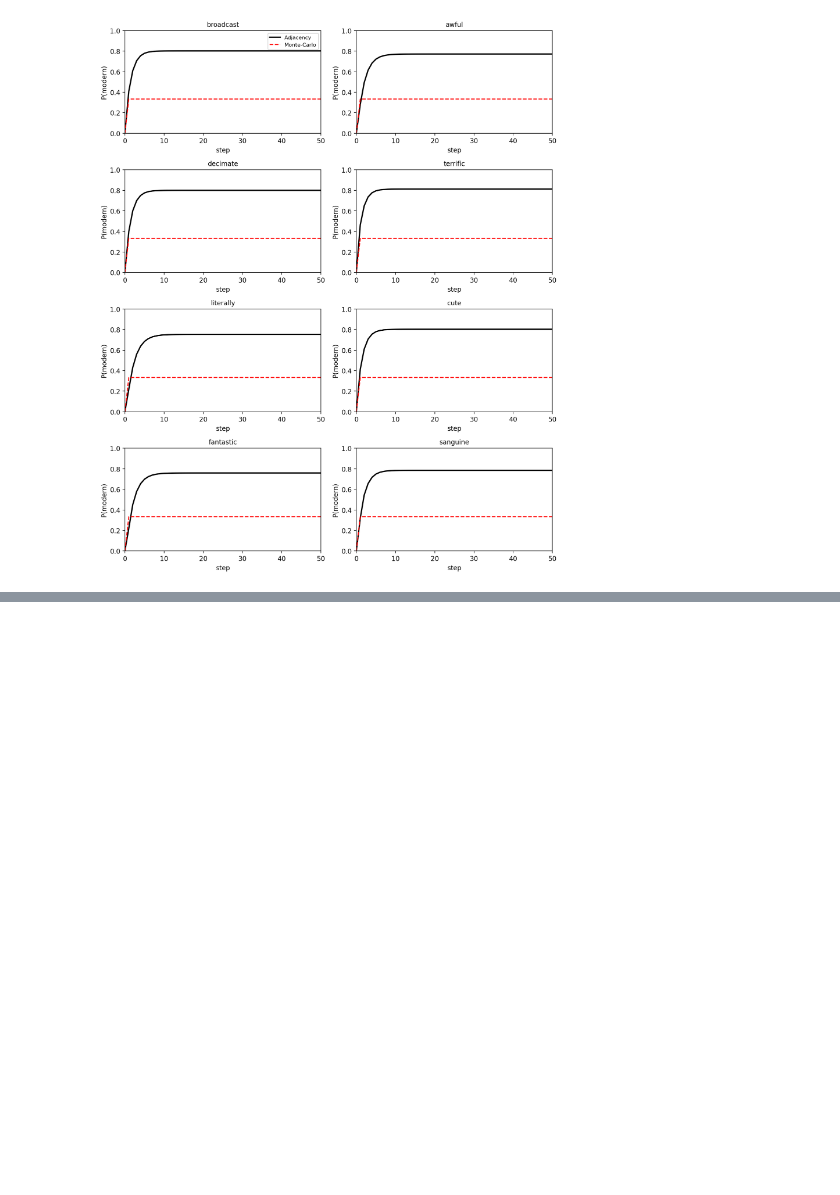
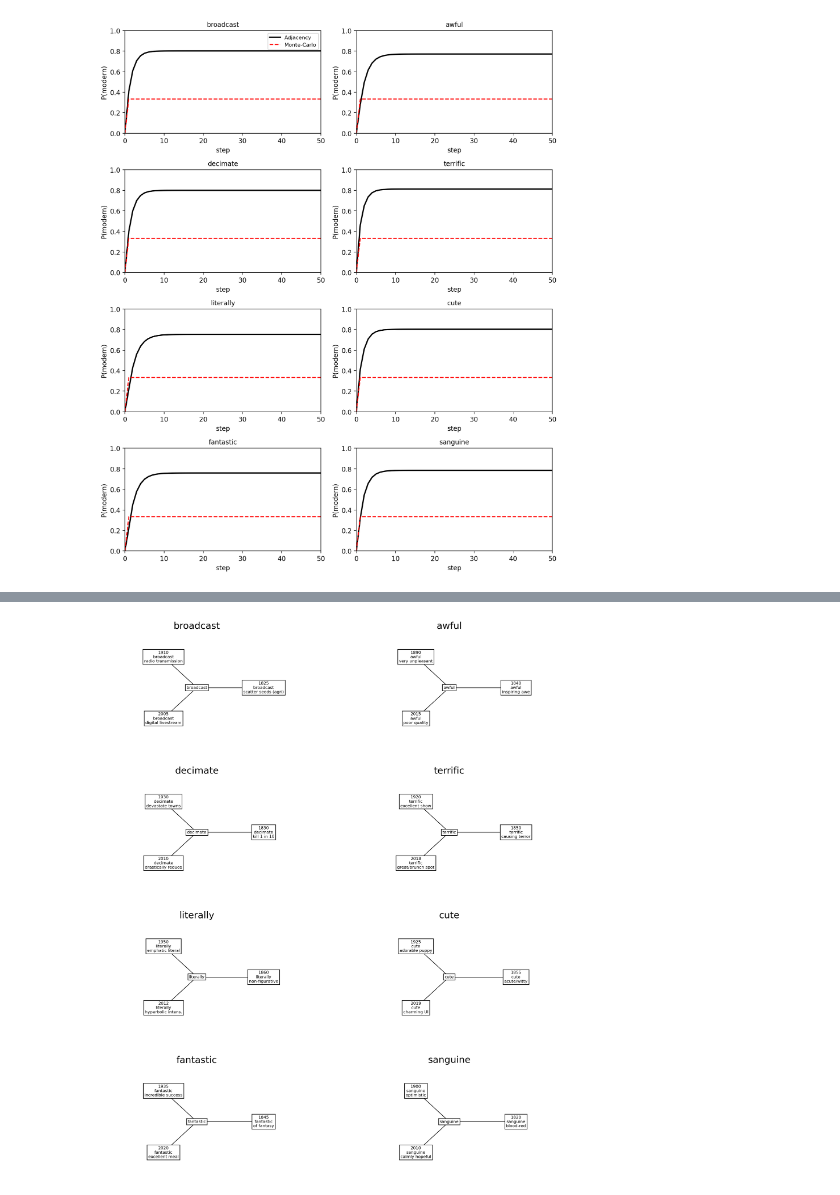
Before and after one commit to OJB-Quantum/Monte-Carlo-Sim, a Jupyter notebook: CUDA‑Accelerated_Semantic‑Shift_Simulation.ipynb, the cells around one changed output, grey strips where cells are left out. Drawn from its saved outputs; the diff is of its cells as text; code cells hidden in the pictures; blank space fills up the shorter version.

```diff
--- a/CUDA‑Accelerated_Semantic‑Shift_Simulation.ipynb
+++ b/CUDA‑Accelerated_Semantic‑Shift_Simulation.ipynb
@@ -344,0 +285,99 @@ TypeError: expected string or bytes-like object, got 'dict'
+# %%
+# %% [markdown]
+# ### Mind map of semantic shift trajectories (rectangular labels, large titles)
+# Render each word’s semantic drift as a radial mind-map with **auto-sized
+# rectangles** for labels and **larger section titles** for readability.
+
+# %%
+import matplotlib.pyplot as plt
+import matplotlib as mpl
+import numpy as np
+
+mpl.rcParams.update({
+    "figure.dpi": 200,
+    "font.size": 8,
+})
+
+# -----------------------------------------------------------------------------
+#  Timelines ▸ (year, form, etymology)
+# -----------------------------------------------------------------------------
+
+mindmap = {
+    "broadcast": [
+        (1825, "broadcast", "scatter seeds (agri)"),
+        (1910, "broadcast", "radio transmission"),
+        (2005, "broadcast", "digital livestream"),
+    ],
+    "awful": [
+        (1840, "awful", "inspiring awe"),
+        (1890, "awful", "very unpleasant"),
+        (2015, "awful", "poor quality"),
+    ],
+    "decimate": [
+        (1830, "decimate", "kill 1 in 10"),
+        (1930, "decimate", "devastate towns"),
+        (2010, "decimate", "drastically reduce"),
+    ],
+    "terrific": [
+        (1850, "terrific", "causing terror"),
+        (1920, "terrific", "excellent show"),
+        (2018, "terrific", "great/brunch spot"),
+    ],
+    "literally": [
+        (1860, "literally", "non-figurative"),
+        (1950, "literally", "emphatic literal"),
+        (2012, "literally", "hyperbolic intens."),
+    ],
+    "cute": [
+        (1855, "cute", "acute/witty"),
+        (1925, "cute", "adorable puppy"),
+        (2019, "cute", "charming UI"),
+    ],
+    "fantastic": [
+        (1845, "fantastic", "of fantasy"),
+        (1935, "fantastic", "incredible success"),
+        (2020, "fantastic", "excellent meal"),
+    ],
+    "sanguine": [
+        (1820, "sanguine", "blood-red"),
+        (1900, "sanguine", "optimistic"),
+        (2010, "sanguine", "calmly hopeful"),
+    ],
+}
+
+# -----------------------------------------------------------------------------
+#  Plot helper — draw rectangles via `bbox` on `ax.text`
+# -----------------------------------------------------------------------------
+rows, cols = 4, 2
+fig, axes = plt.subplots(rows, cols, figsize=(13, 16))
+for idx, (word, timeline) in enumerate(mindmap.items()):
+    r, c = divmod(idx, cols)
+    ax = axes[r, c]
+
+    # Centre node
+    ax.text(0, 0, word,
+            ha="center", va="center",
+            bbox=dict(boxstyle="square,pad=0.3", fc="white", ec="black"))
+
+    n = len(timeline)
+    radius = 1.1
+    for i, (year, form, ety) in enumerate(timeline):
+        theta = 2 * np.pi * i / n
+        x, y = radius * np.cos(theta), radius * np.sin(theta)
+        label = f"{year}\n{form}\n{ety}"
+        # Edge line
+        ax.plot([0, x], [0, y], lw=1, color="black")
+        # Rectangular text box
+        ax.text(x, y, label,
+                ha="center", va="center",
+                bbox=dict(boxstyle="square,pad=0.3", fc="white", ec="black"))
+
+    ax.set_xlim(-1.6, 1.6)
+    ax.set_ylim(-1.6, 1.6)
+    ax.set_title(word, fontsize=18, pad=14)  # ← larger title size
+    ax.axis("off")
+
+fig.subplots_adjust(left=0.04, right=0.96, top=0.95, bottom=0.05, wspace=0.30, hspace=0.40)
+plt.show()
+# %% [output]
+[figure, added]
```
Also changed, not shown: parts of 2 cells of this notebook.
